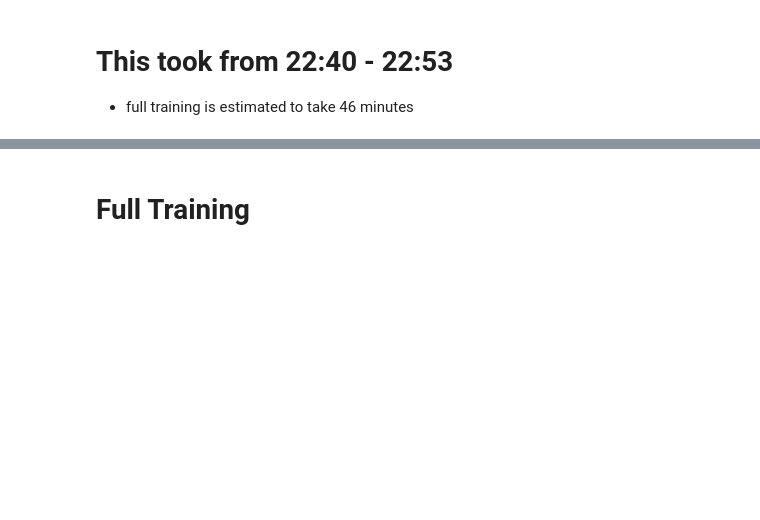
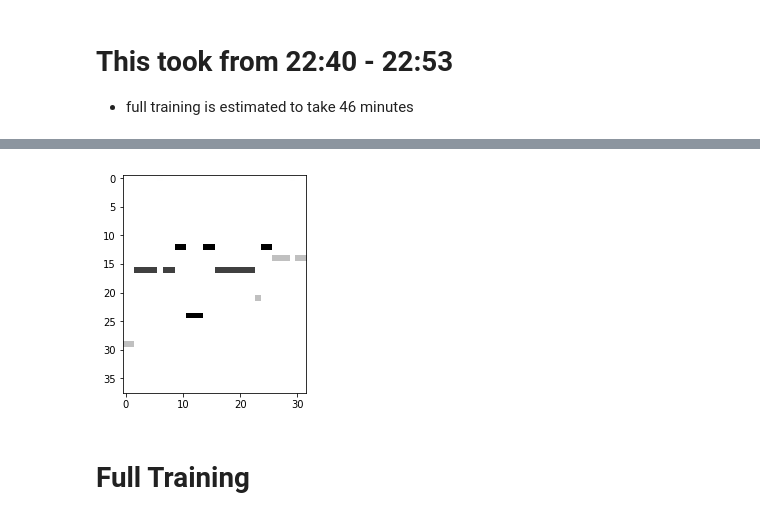
Before and after one commit to herougo/magenta, a Jupyter notebook: magenta/models/rl_tuner/rl_tuner.ipynb, the cells around one changed output, grey strips where cells are left out. Drawn from its saved outputs; the diff is of its cells as text; code cells hidden in the pictures; blank space fills up the shorter version.

```diff
--- a/magenta/models/rl_tuner/rl_tuner.ipynb
+++ b/magenta/models/rl_tuner/rl_tuner.ipynb
@@ -116,6 +141,39 @@ rl_net.generate_music_sequence(visualize_probs=True, title='post_little_rl4-1',
 #rl_tuner.DEBUG = True
 #rl_net.evaluate_model(1)
 #rl_tuner.DEBUG = False
+# %%
+def one_hot(i, n):
+    result = np.zeros(n)
+    result[i] = 1.0
+    return result
+
+melody = [31, 1, 18, 18, 1, 1, 0, 1, 1, 14, 1, 26, 1, 1, 14, 1, 18, 1, 1, 18, 18, 1, 1, 23, 14, 1, 16, 1, 1, 0, 1, 1]
+to_plot = []
+prev_note = -1
+for i, note in enumerate(melody):
+    if note > 1:
+        prev_note = note - 2
+
+    if note == 0:
+        to_plot.append(one_hot(0, 38))
+    else:
+        multiplicity = 50
+        if prev_note % 12 == 0: # C
+            multiplicity = 200
+        elif prev_note % 12 == 4: # E
+            multiplicity = 150
+        elif prev_note % 12 == 7: # G
+            multiplicity = 100
+
+        to_plot.append(multiplicity * one_hot(prev_note, 38))
+
+to_plot = 255 - np.transpose(to_plot)
+
+import matplotlib.pyplot as plt
+plt.imshow(to_plot, cmap='gray', interpolation='nearest')
+plt.show()
+# %% [output]
+[figure, added]
 # %% [markdown]
 # Full Training
 # %%
```
Also changed, not shown: parts of 5 cells of this notebook, 1 other file.
